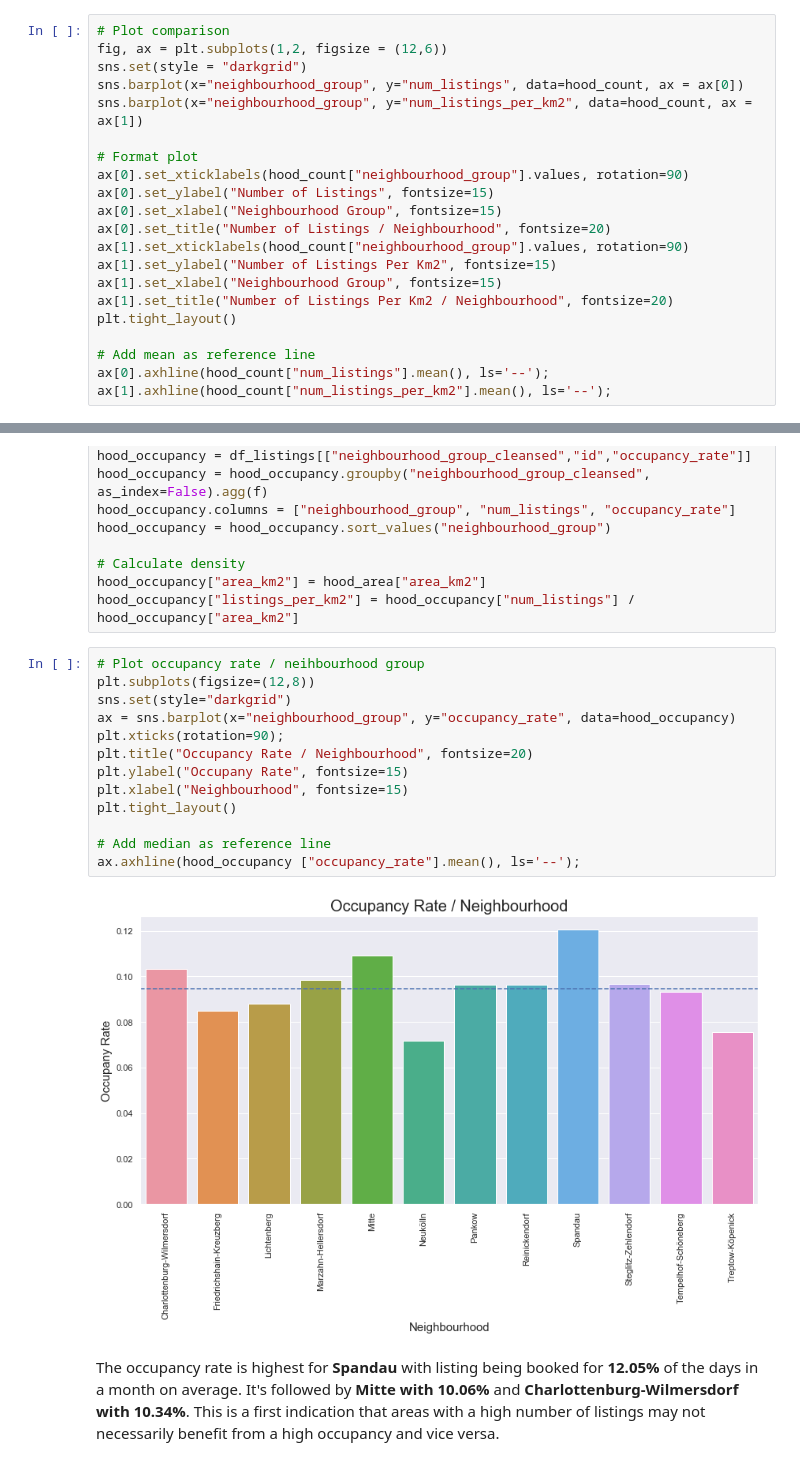
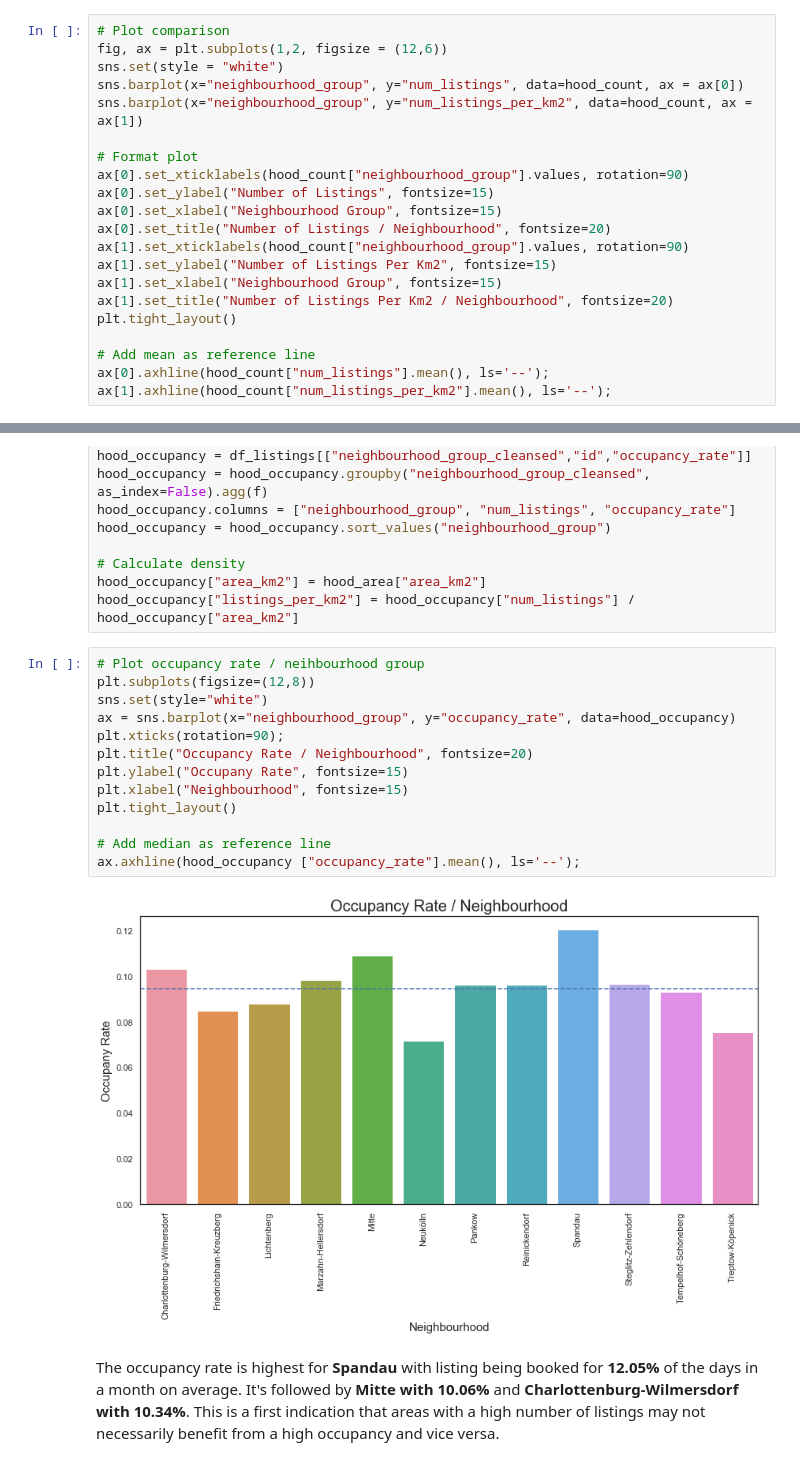
Before and after one commit to pape1412/airbnb, a Jupyter notebook: notebooks/q1_airbnb_popularity.ipynb, the cells around one changed output, grey strips where cells are left out. Drawn from its saved outputs; the diff is of its cells as text.

```diff
--- a/notebooks/q1_airbnb_popularity.ipynb
+++ b/notebooks/q1_airbnb_popularity.ipynb
@@ -213,7 +213,7 @@ Let's __compare__ the two calculated values: __number of listings__ vs. __number
 # %%
 # Plot comparison
 fig, ax = plt.subplots(1,2, figsize = (12,6))
-sns.set(style = "darkgrid")
+sns.set(style = "white")
 sns.barplot(x="neighbourhood_group", y="num_listings", data=hood_count, ax = ax[0])
 sns.barplot(x="neighbourhood_group", y="num_listings_per_km2", data=hood_count, ax = ax[1])
 
@@ -256,18 +256,18 @@ hood_occupancy["listings_per_km2"] = hood_occupancy["num_listings"] / hood_occup
 # %%
 # Plot occupancy rate / neihbourhood group
 plt.subplots(figsize=(12,8))
-sns.set(style="darkgrid")
+sns.set(style="white")
 ax = sns.barplot(x="neighbourhood_group", y="occupancy_rate", data=hood_occupancy)
 plt.xticks(rotation=90);
 plt.title("Occupancy Rate / Neighbourhood", fontsize=20)
 plt.ylabel("Occupany Rate", fontsize=15)
 plt.xlabel("Neighbourhood", fontsize=15)
 plt.tight_layout()
 
 # Add median as reference line
 ax.axhline(hood_occupancy ["occupancy_rate"].mean(), ls='--');
 # %% [output]
-[figure, old version]
+[figure, new version]
 # %% [markdown]
 The occupancy rate is highest for __Spandau__  with listing being booked for __12.05%__ of the days in a month on average. It's followed by __Mitte with 10.06%__ and __Charlottenburg-Wilmersdorf with 10.34%__. This is a first indication that areas with a high number of listings may not necessarily benefit from a high occupancy and vice versa.
 # %% [markdown]
```
Also changed, not shown: parts of 3 cells of this notebook.
